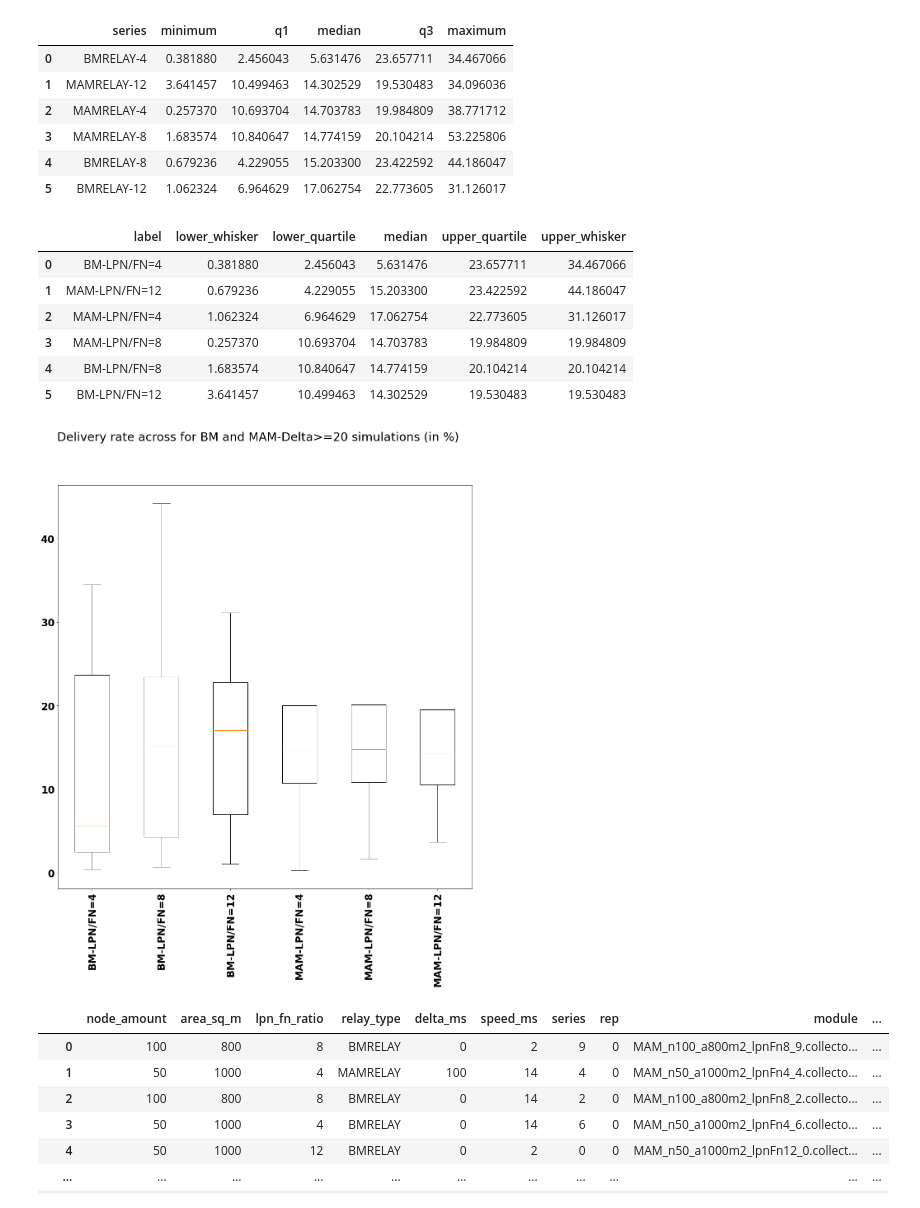
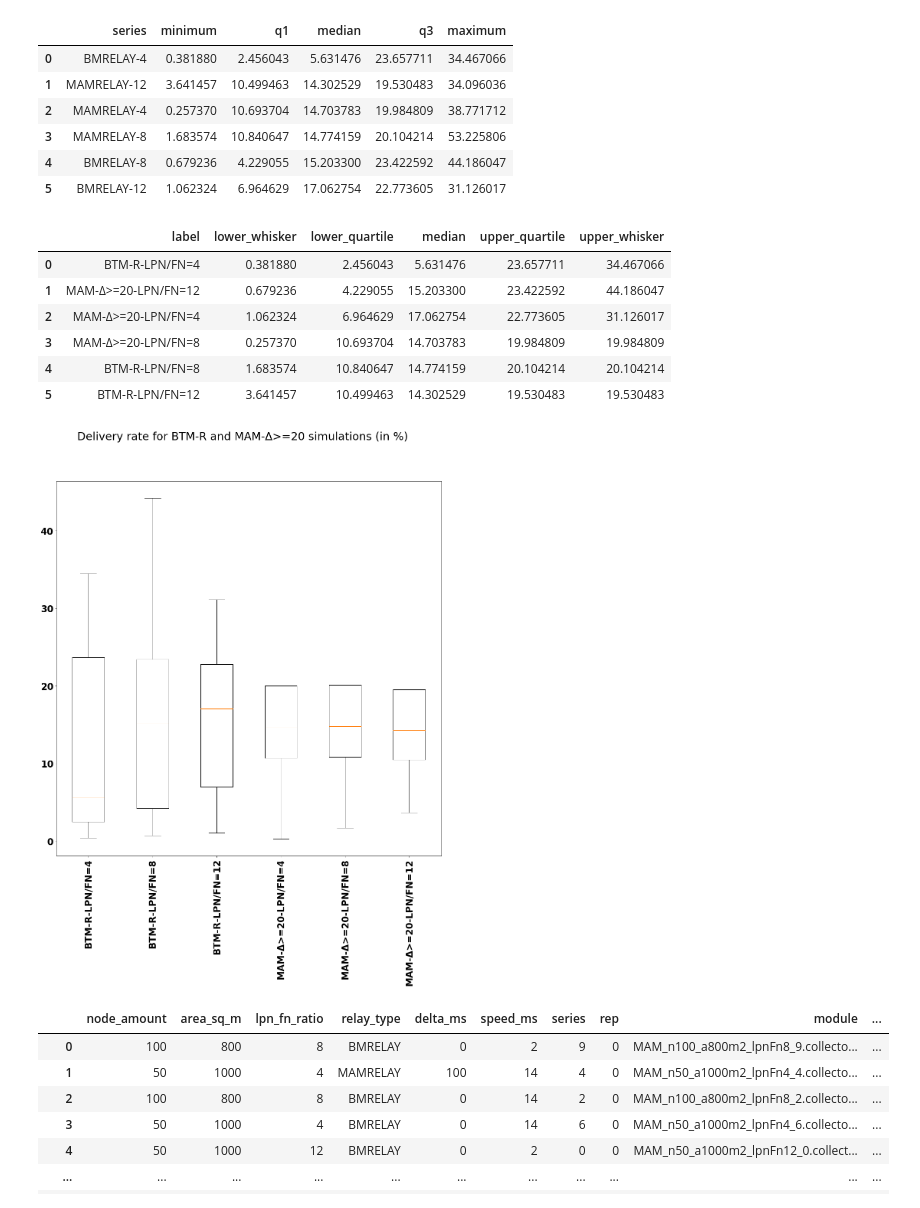
Before and after one commit to marcelopaulon/PUC-Rio, a Jupyter notebook: showcases/projects/mam/MAM-LARGE-Analysis.ipynb, the cells around one changed output. Saved outputs shown, nothing was run; the diff lists cells and outputs as text; code cells hidden in the pictures.

Commit message:
Update images

```diff
--- a/showcases/projects/mam/MAM-LARGE-Analysis.ipynb
+++ b/showcases/projects/mam/MAM-LARGE-Analysis.ipynb
@@ -347,7 +331,7 @@ SELECT node_amount, area_sq_m, lpn_fn_ratio, relay_type, delta_ms, speed_ms, ser
 |  | node_amount | area_sq_m | lpn_fn_ratio | relay_type | delta_ms | speed_ms | series | rep | name | ... |
 | 0 | 50 | 400 | 4 | BMRELAY | 0 | 2 | 0 | 0 | residualEnergyCapacity:last | ... |
 # %%
-energyDrawBPdata = pd.read_sql_query('''
+energyDrawBPdata2 = pd.read_sql_query('''
 WITH raw_data AS (
 
 SELECT CONCAT(relay_type,'-',lpn_fn_ratio) as series, sum(cast(value as DOUBLE PRECISION)*-1.0) as value
@@ -359,7 +343,7 @@ SELECT CONCAT(relay_type,'-',lpn_fn_ratio) as series, sum(cast(value as DOUBLE P
 
 ''' + BP_QUERY_SUFFIX, cnx)
 
-energyDrawBPdata
+energyDrawBPdata2
 # %% [output]
 |  | series | minimum | q1 | median | q3 | maximum |
 | 0 | MAMRELAY-4 | 19.229121 | 22.844937 | 46.730175 | 95.463008 | 355.098353 |
@@ -369,10 +353,10 @@ energyDrawBPdata
 | 4 | BMRELAY-8 | 16.229727 | 25.278501 | 78.932472 | 190.938367 | 349.622961 |
 | 5 | BMRELAY-4 | 21.865806 | 30.523911 | 182.311220 | 369.690594 | 402.330143 |
 # %%
-energyDrawBPdata['sortcol1'] = pd.DataFrame(energyDrawBPdata['series'].str.split('-').str[0])
-energyDrawBPdata['sortcol2'] = pd.DataFrame(pd.to_numeric(energyDrawBPdata['series'].str.split('-').str[1]))
+energyDrawBPdata2['sortcol1'] = pd.DataFrame(energyDrawBPdata2['series'].str.split('-').str[0])
+energyDrawBPdata2['sortcol2'] = pd.DataFrame(pd.to_numeric(energyDrawBPdata2['series'].str.split('-').str[1]))
 
-energyDrawBPdata = energyDrawBPdata.sort_values(by=['sortcol1','sortcol2'])
+energyDrawBPdata2 = energyDrawBPdata2.sort_values(by=['sortcol1','sortcol2'])
 
 # Create a figure instance
 fig = plt.figure(1, figsize=(18, 18))
@@ -380,15 +364,16 @@ fig = plt.figure(1, figsize=(18, 18))
 # Create an axes instance
 ax = fig.add_subplot(111)
 
-labels = energyDrawBPdata['series'].str.replace('RELAY-','-LPN/FN=')
+labels = energyDrawBPdata2['series'].str.replace('RELAY-','-LPN/FN=')
+labels = labels.str.replace('BM-','BTM-R-')
 
 data = []
 
-for row in energyDrawBPdata.iterrows():
+for row in energyDrawBPdata2.iterrows():
     x = row[1]
     data.append([x['minimum'], x['q1'], x['median'], x['q3'], x['maximum']])
 
-bp = ax.boxplot(data, showfliers=True)
+bp = ax.boxplot(data, showfliers=False)
 
 plt.suptitle('Energy draw (in Joules) across ' + str(len(allRuns)) + ' simulations (per run)')
 
@@ -657,42 +645,43 @@ deliveryRateBPdata
 deliveryRateBPdata['sortcol1'] = pd.DataFrame(deliveryRateBPdata['series'].str.split('-').str[0])
 deliveryRateBPdata['sortcol2'] = pd.DataFrame(pd.to_numeric(deliveryRateBPdata['series'].str.split('-').str[1]))
 
 deliveryRateBPdata = deliveryRateBPdata.sort_values(by=['sortcol1','sortcol2'])
 
 # Create a figure instance
 fig = plt.figure(1, figsize=(18, 18))
 
 # Create an axes instance
 ax = fig.add_subplot(111)
 
-labels = deliveryRateBPdata['series'].str.replace('RELAY-','-LPN/FN=')
+labels = deliveryRateBPdata['series'].str.replace('MAMRELAY-','MAM-Δ>=20-LPN/FN=')
+labels = labels.str.replace('BMRELAY-','BTM-R-LPN/FN=')
 
 data = []
 
 for row in deliveryRateBPdata.iterrows():
     x = row[1]
     data.append([x['minimum'], x['q1'], x['median'], x['q3'], x['maximum']])
 
 bp = ax.boxplot(data, showfliers=False)
 
-plt.suptitle('Delivery rate across for BM and MAM-Δ>=20 simulations (in %)')
+plt.suptitle('Delivery rate for BTM-R and MAM-Δ>=20 simulations (in %)')
 
 plt.xticks(rotation='90.0')
 ax.set_xticklabels(labels)
 
 # Save the figure
 fig.savefig('mamset-fig5.png', bbox_inches='tight', dpi=150)
 
 getBoxPlotData(labels, bp)
 # %% [output]
 |  | label | lower_whisker | lower_quartile | median | upper_quartile | upper_whisker |
-| 0 | BM-LPN/FN=4 | 0.381880 | 2.456043 | 5.631476 | 23.657711 | 34.467066 |
-| 1 | MAM-LPN/FN=12 | 0.679236 | 4.229055 | 15.203300 | 23.422592 | 44.186047 |
-| 2 | MAM-LPN/FN=4 | 1.062324 | 6.964629 | 17.062754 | 22.773605 | 31.126017 |
-| 3 | MAM-LPN/FN=8 | 0.257370 | 10.693704 | 14.703783 | 19.984809 | 19.984809 |
-| 4 | BM-LPN/FN=8 | 1.683574 | 10.840647 | 14.774159 | 20.104214 | 20.104214 |
-| 5 | BM-LPN/FN=12 | 3.641457 | 10.499463 | 14.302529 | 19.530483 | 19.530483 |
+| 0 | BTM-R-LPN/FN=4 | 0.381880 | 2.456043 | 5.631476 | 23.657711 | 34.467066 |
+| 1 | MAM-Δ>=20-LPN/FN=12 | 0.679236 | 4.229055 | 15.203300 | 23.422592 | 44.186047 |
+| 2 | MAM-Δ>=20-LPN/FN=4 | 1.062324 | 6.964629 | 17.062754 | 22.773605 | 31.126017 |
+| 3 | MAM-Δ>=20-LPN/FN=8 | 0.257370 | 10.693704 | 14.703783 | 19.984809 | 19.984809 |
+| 4 | BTM-R-LPN/FN=8 | 1.683574 | 10.840647 | 14.774159 | 20.104214 | 20.104214 |
+| 5 | BTM-R-LPN/FN=12 | 3.641457 | 10.499463 | 14.302529 | 19.530483 | 19.530483 |
-[figure, old version]
+[figure, new version]
 # %%
 csv_guide = 'run,type,module,name,attrname,attrvalue,value,count,sumweights,mean,stddev,min,max,binedges,binvalues'.split(',')
 indexCsv = {}
```
Also changed, not shown: parts of 12 cells of this notebook, 9 other files.
